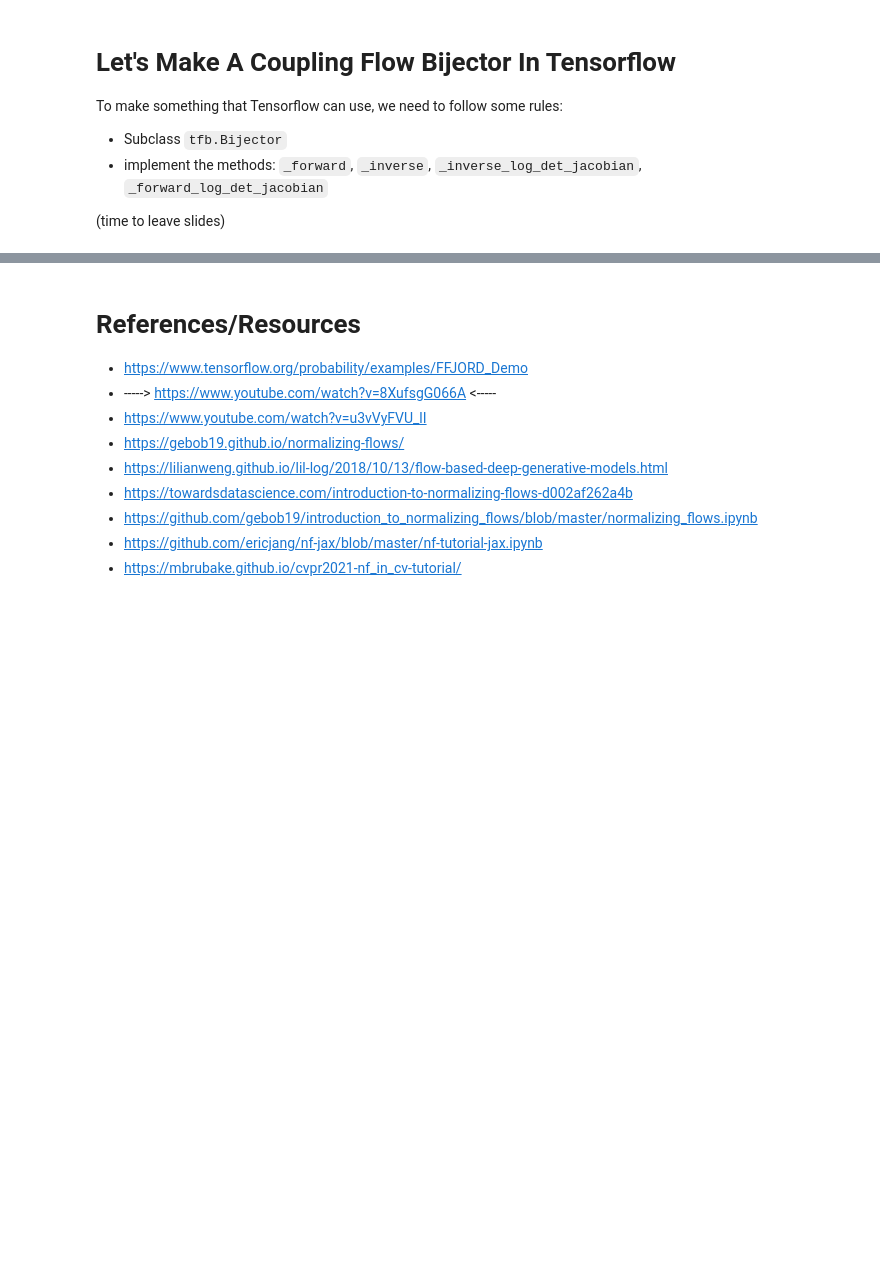
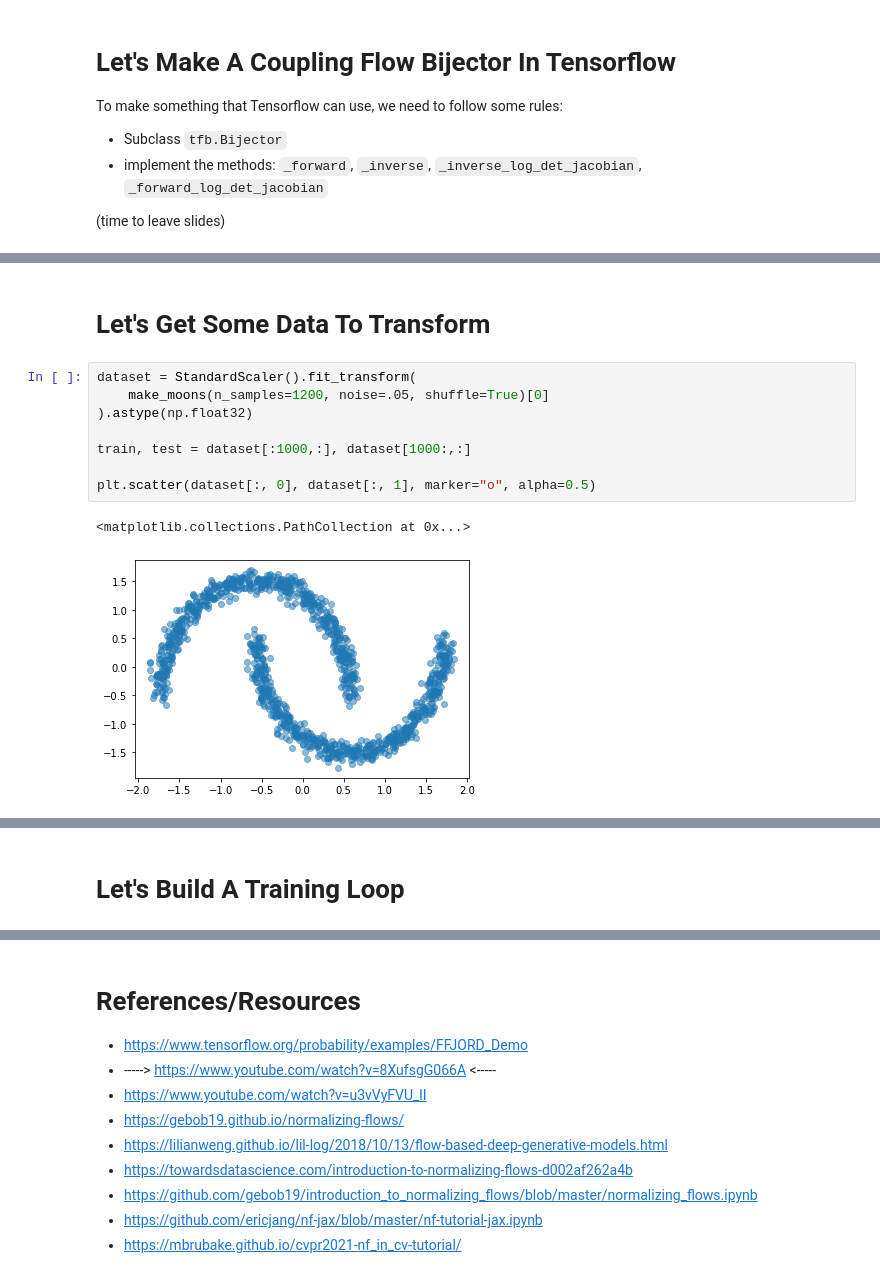
Before and after one commit to ryanhausen/normalizing_flows_example, a Jupyter notebook: NormalingFlows.ipynb, the cells around one changed output, grey strips where cells are left out. Drawn from its saved outputs; the diff is of its cells as text; blank space fills up the shorter version.

```diff
--- a/NormalingFlows.ipynb
+++ b/NormalingFlows.ipynb
@@ -438,3 +350,16 @@ tfp.bijectors.RealNVP("real_nvp", min_event_ndims=1)
+# %% [markdown]
+# Let's Get Some Data To Transform
+# %%
+dataset = StandardScaler().fit_transform(
+    make_moons(n_samples=1200, noise=.05, shuffle=True)[0]
+).astype(np.float32)
+
+train, test = dataset[:1000,:], dataset[1000:,:]
+
+plt.scatter(dataset[:, 0], dataset[:, 1], marker="o", alpha=0.5)
+# %% [output]
+<matplotlib.collections.PathCollection at 0x...>
+[figure, added]
 # %% [markdown]
 # Normalizing Flows: Optimization
 
@@ -443,3 +368,5 @@ Normalizing flow are trained using [Maximum Likelihood](https://mathworld.wolfra
 <center><img src="equation.png"/></center>
 
 Figure Credit: [Marcus Brubaker](https://mbrubake.github.io/cvpr2021-nf_in_cv-tutorial/Introduction%20-%20CVPR2021.pdf)
+# %% [markdown]
+# Let's Build A Training Loop
```
Also changed, not shown: parts of 24 cells of this notebook.
